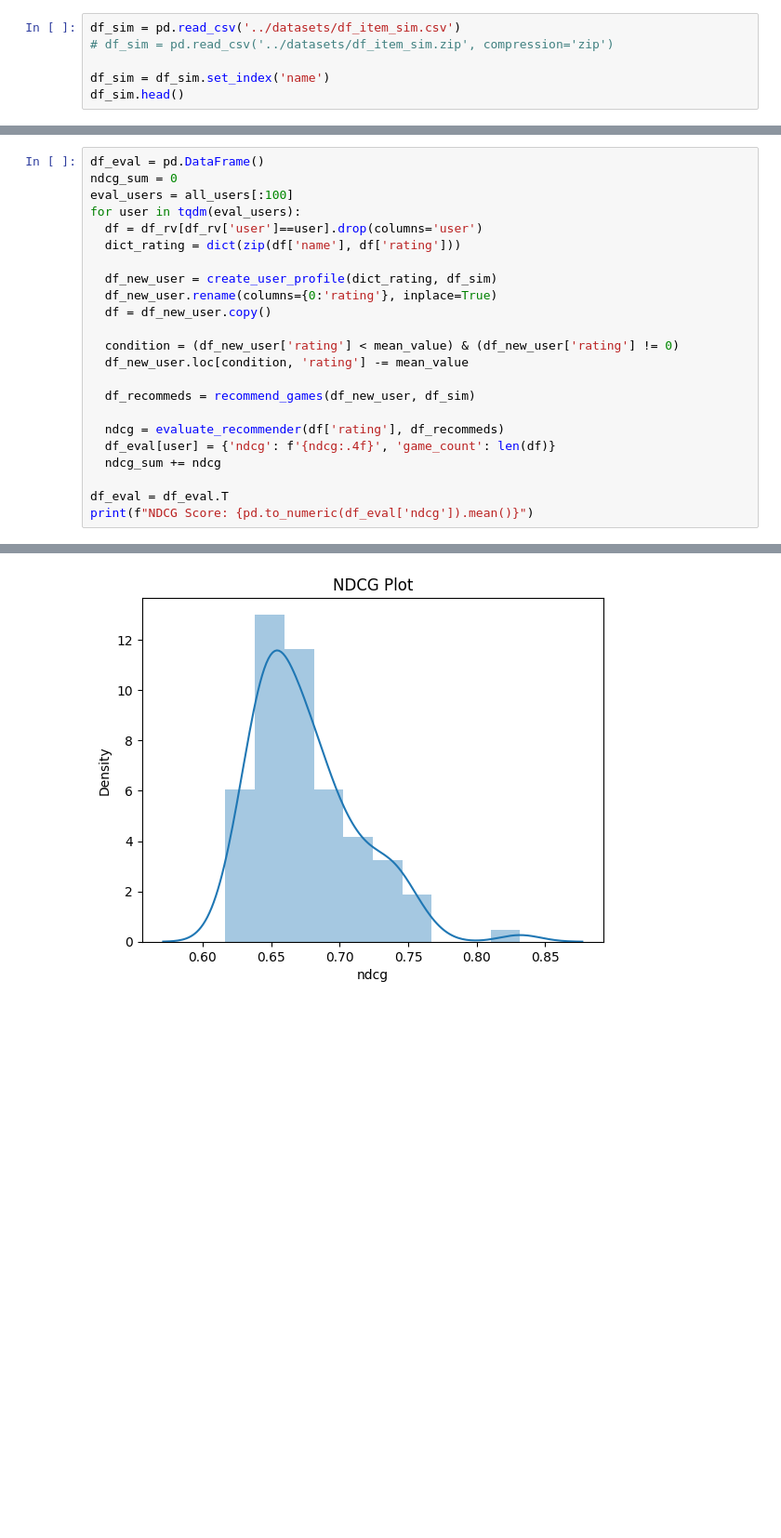
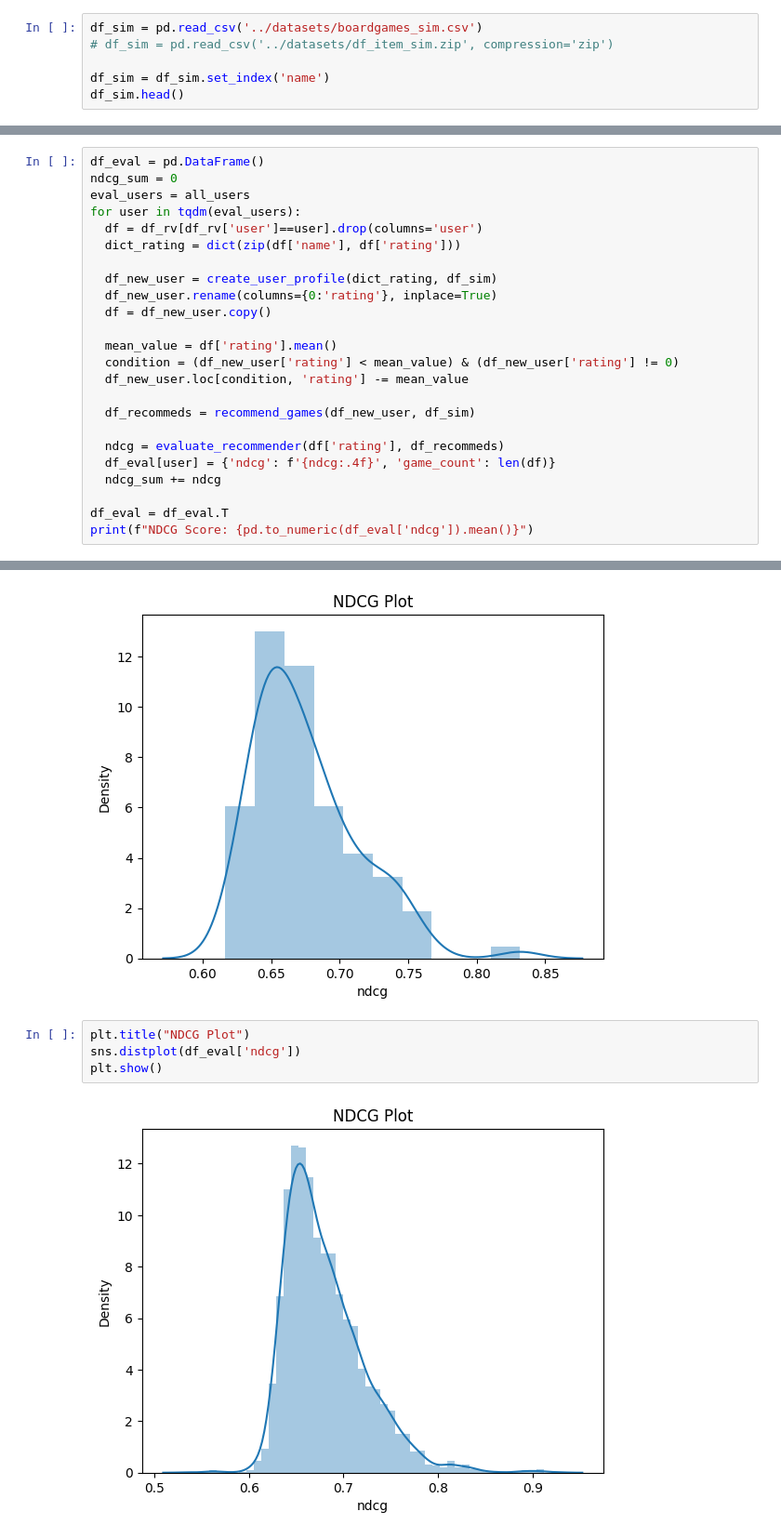
Before and after one commit to Kopzzz/Board-Game-RecCommu, a Jupyter notebook: code/5_item-based_pipeline.ipynb, the cells around one changed output, grey strips where cells are left out. Shown: that part at 93% size. Saved outputs shown, nothing was run; the diff lists cells and outputs as text; blank space fills up the shorter version.

```diff
--- a/code/5_item-based_pipeline.ipynb
+++ b/code/5_item-based_pipeline.ipynb
@@ -27,7 +27,7 @@ df_rv.head()
 | 3 | 1 Family Meeple | A Column of Fire | 5.0 |
 | 4 | 1 Family Meeple | A Feast for Odin | 10.0 |
 # %%
-df_sim = pd.read_csv('../datasets/df_item_sim.csv')
+df_sim = pd.read_csv('../datasets/boardgames_sim.csv')
 # df_sim = pd.read_csv('../datasets/df_item_sim.zip', compression='zip')
 
 df_sim = df_sim.set_index('name')
@@ -298,7 +298,7 @@ df_users
 # %%
 df_eval = pd.DataFrame()
 ndcg_sum = 0
-eval_users = all_users[:100]
+eval_users = all_users
 for user in tqdm(eval_users):
   df = df_rv[df_rv['user']==user].drop(columns='user')
   dict_rating = dict(zip(df['name'], df['rating']))
@@ -307,6 +307,7 @@ for user in tqdm(eval_users):
   df_new_user.rename(columns={0:'rating'}, inplace=True)
   df = df_new_user.copy()
 
+  mean_value = df['rating'].mean()
   condition = (df_new_user['rating'] < mean_value) & (df_new_user['rating'] != 0)
   df_new_user.loc[condition, 'rating'] -= mean_value
 
@@ -326,3 +327,9 @@ sns.distplot(df_eval['ndcg'])
 plt.show()
 # %% [output]
 [figure]
+# %%
+plt.title("NDCG Plot")
+sns.distplot(df_eval['ndcg'])
+plt.show()
+# %% [output]
+[figure, added]
```
Also changed, not shown: parts of 1 cell of this notebook, 3 other files.
